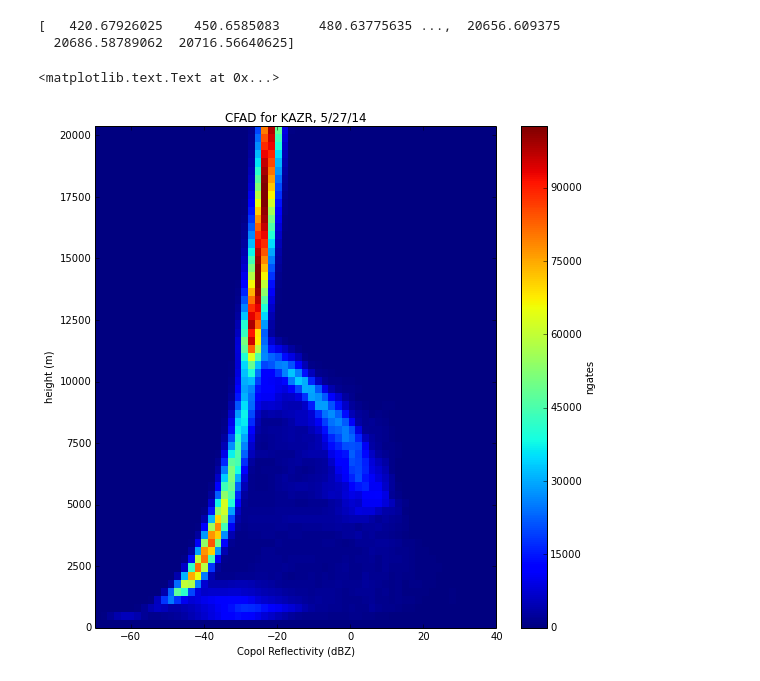
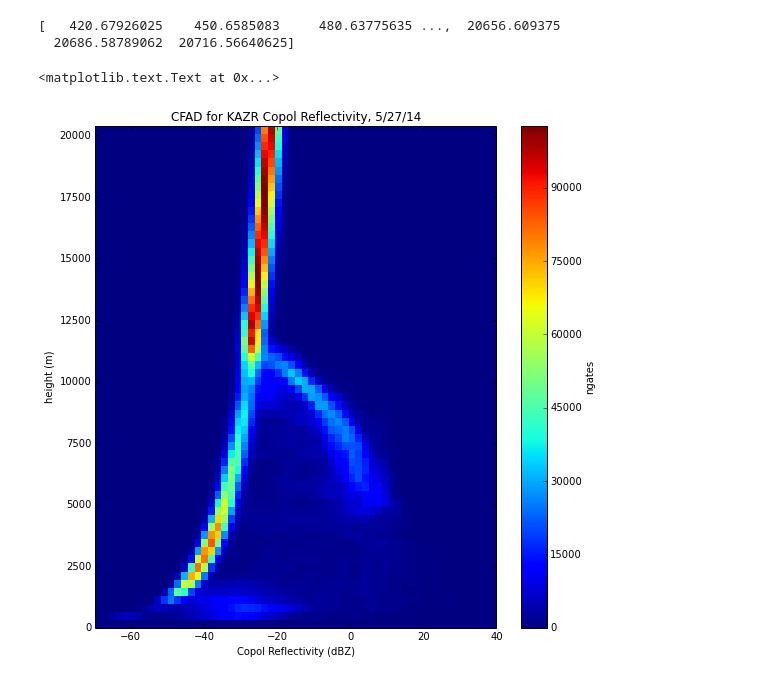
Before and after one commit to EVS-ATMOS/HRRR, a Jupyter notebook: notebooks/NetCDF CFAD.ipynb, the cells around one changed output. Cells and saved outputs as stored; diff of their text form; code cells hidden in the pictures.

```diff
--- a/notebooks/NetCDF CFAD.ipynb
+++ b/notebooks/NetCDF CFAD.ipynb
@@ -48,23 +48,23 @@ H, xedges, yedges = np.histogram2d(htfinal,
 # %%
 fig = plt.figure(figsize=[9,9])
 plt.pcolormesh(yedges, xedges, H)
 plt.xlabel('Copol Reflectivity (dBZ)')
 plt.ylabel('height (m)')
 
 # set axes scales and limits
 ax1 = plt.gca()
 ax1.set_ylim([0,max(rng)])
 ax1.set_xlim([-70, 40])
 
 # y axis
 ymajorLocator = MultipleLocator(2500)
 ax1.yaxis.set_major_locator(ymajorLocator)
 ymajorFormatter = FormatStrFormatter('%d')
 ax1.yaxis.set_major_formatter(ymajorFormatter)
 
 cb=plt.colorbar()
 cb.set_label('ngates')
-plt.title('CFAD for KAZR, 5/27/14')
+plt.title('CFAD for KAZR Copol Reflectivity, 5/27/14')
 # %% [output]
 <matplotlib.text.Text at 0x...>
-[figure, old version]
+[figure, new version]
```
Also changed, not shown: parts of 4 cells of this notebook, 4 other files.
